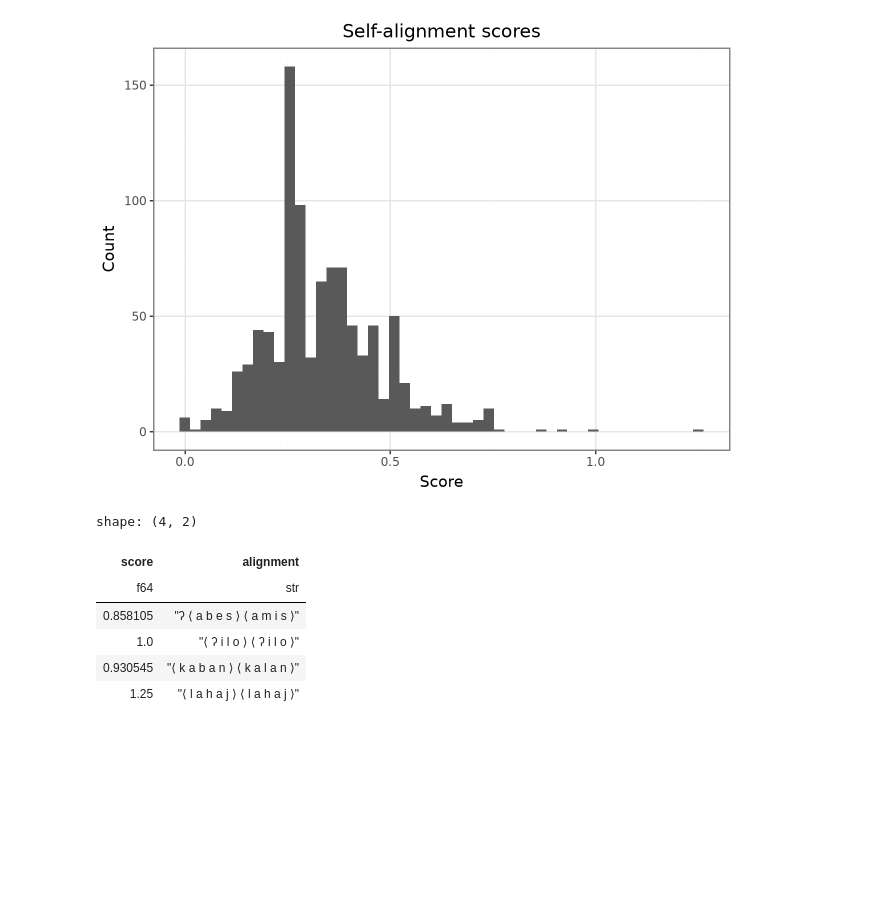
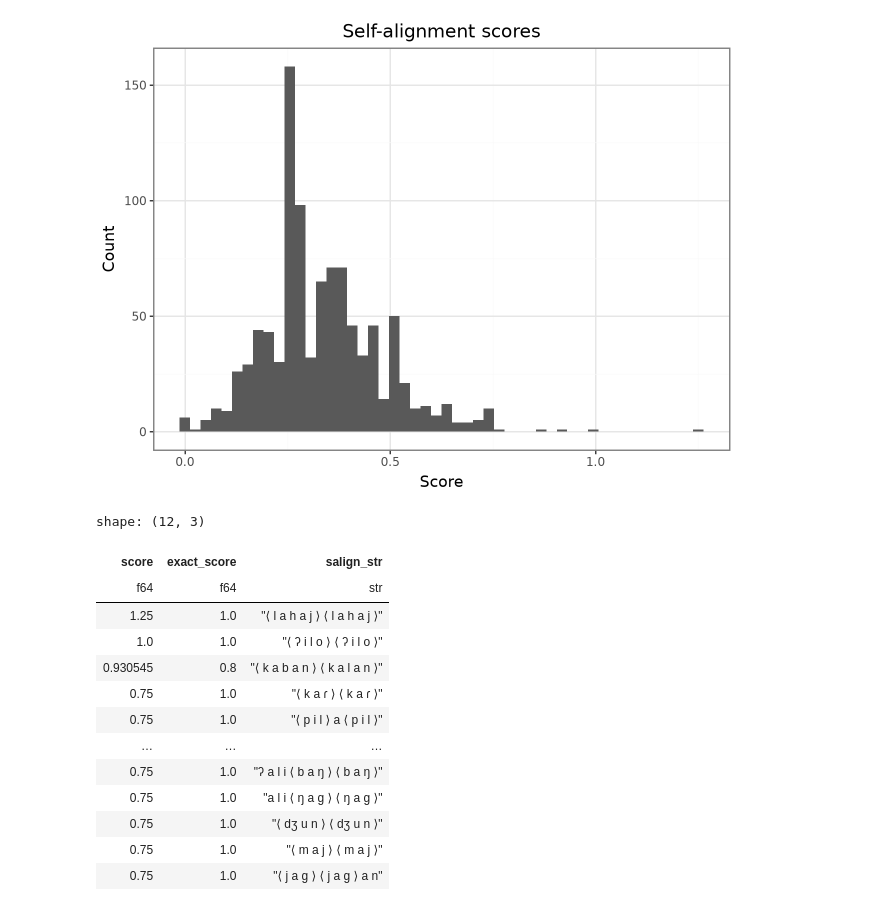
Before and after one commit to colincwilson/phonopy, a Jupyter notebook: demo/self_alignment_demo.ipynb, the cells around one changed output. Cells and saved outputs as stored; diff of their text form; code cells hidden in the pictures; blank space fills up the shorter version.

Commit message:
scoring self-alignments

```diff
--- a/demo/self_alignment_demo.ipynb
+++ b/demo/self_alignment_demo.ipynb
@@ -56,14 +56,13 @@ for idx, x in enumerate(data_df["phon"].to_list()):
     x = str_standardize(x)
     try:
         saligns = aligner.get_alignment(x, sep=" ", incremental=False)
-        salign_best = saligns[0]
-        salign_str = aligner.markup_alignment(salign_best)
-        salign_score = salign_best.score
-        alignments.append((salign_score, salign_str))
+        score, exact_score, _, salign = saligns[0]
+        salign_str = salign.pprint(sep=" ")
+        alignments.append((score, exact_score, salign_str))
     except Exception as e:
         print(f"Error aligning {x}")
         print(e)
-        alignments.append((None, None))
+        alignments.append((None, None, None))
     if idx > 1000:
         break
 # %% [output]
@@ -85,6 +84,7 @@ Error aligning a l̪ i m p u l̪ o
 Error aligning ʔ a l i m p u dʒ o s
 'l '
 # %%
-alignments_df = pl.DataFrame(alignments, orient="row", schema=["score", "alignment"])
+alignments_df = pl.DataFrame(alignments, orient="row", schema=["score", "exact_score", "salign_str"])
+alignments_df = alignments_df.sort("score", descending=True)
 print(alignments_df)
 # %% [output]
@@ -111,12 +111,19 @@ ggplot(alignments_df, aes(x="score")) + geom_histogram(bins=50) + theme_bw() + l
 # %% [output]
 [figure]
 # %%
-alignments_df.filter(pl.col("score") >= 0.8)
+alignments_df.filter((pl.col("score") >= 0.7) & (pl.col("exact_score") >= 0.8))
 # %% [output]
-shape: (4, 2)
+shape: (12, 3)
-| score | alignment |
-| f64 | str |
-| 0.858105 | "ʔ ⟨ a b e s ⟩ ⟨ a m i s ⟩" |
-| 1.0 | "⟨ ʔ i l o ⟩ ⟨ ʔ i l o ⟩" |
-| 0.930545 | "⟨ k a b a n ⟩ ⟨ k a l a n ⟩" |
-| 1.25 | "⟨ l a h a j ⟩ ⟨ l a h a j ⟩" |
+| score | exact_score | salign_str |
+| f64 | f64 | str |
+| 1.25 | 1.0 | "⟨ l a h a j ⟩ ⟨ l a h a j ⟩" |
+| 1.0 | 1.0 | "⟨ ʔ i l o ⟩ ⟨ ʔ i l o ⟩" |
+| 0.930545 | 0.8 | "⟨ k a b a n ⟩ ⟨ k a l a n ⟩" |
+| 0.75 | 1.0 | "⟨ k a ɾ ⟩ ⟨ k a ɾ ⟩" |
+| 0.75 | 1.0 | "⟨ p i l ⟩ a ⟨ p i l ⟩" |
+| … | … | … |
+| 0.75 | 1.0 | "ʔ a l i ⟨ b a ŋ ⟩ ⟨ b a ŋ ⟩" |
+| 0.75 | 1.0 | "a l i ⟨ ŋ a g ⟩ ⟨ ŋ a g ⟩" |
+| 0.75 | 1.0 | "⟨ dʒ u n ⟩ ⟨ dʒ u n ⟩" |
+| 0.75 | 1.0 | "⟨ m a j ⟩ ⟨ m a j ⟩" |
+| 0.75 | 1.0 | "⟨ j a g ⟩ ⟨ j a g ⟩ a n" |
```
Also changed, not shown: parts of 1 cell of this notebook, 2 other files.
